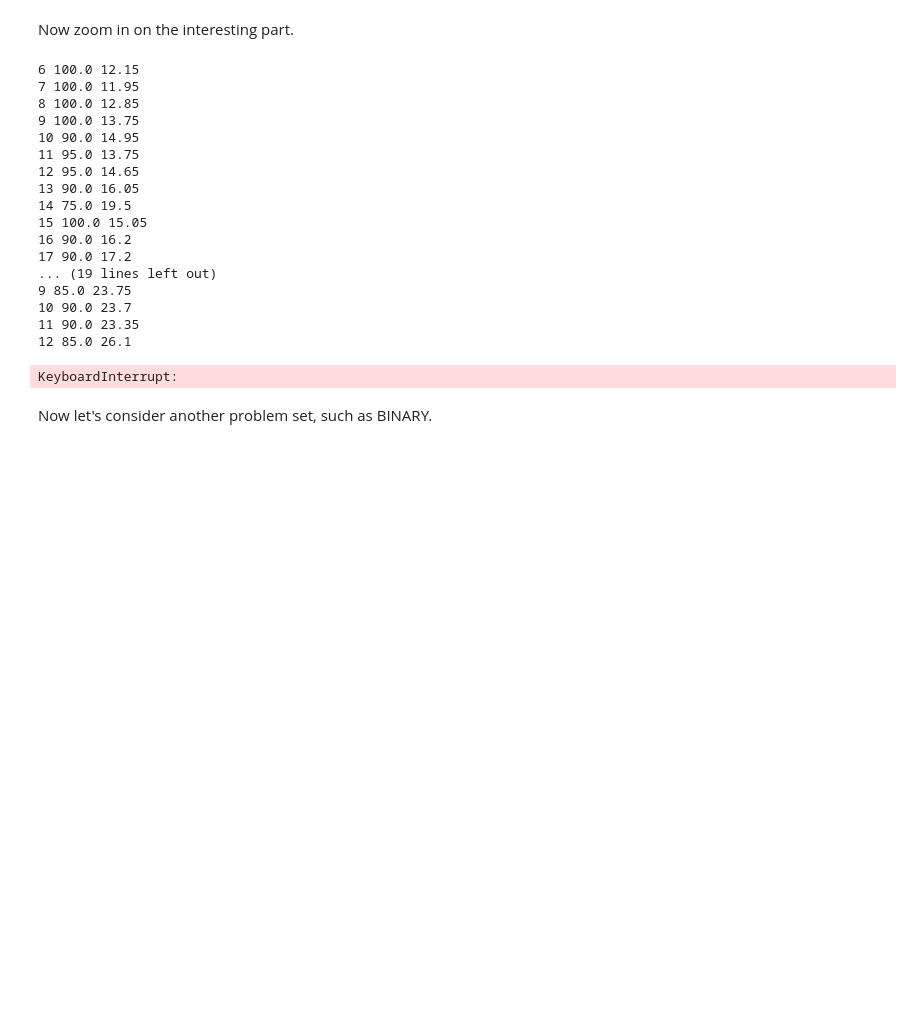
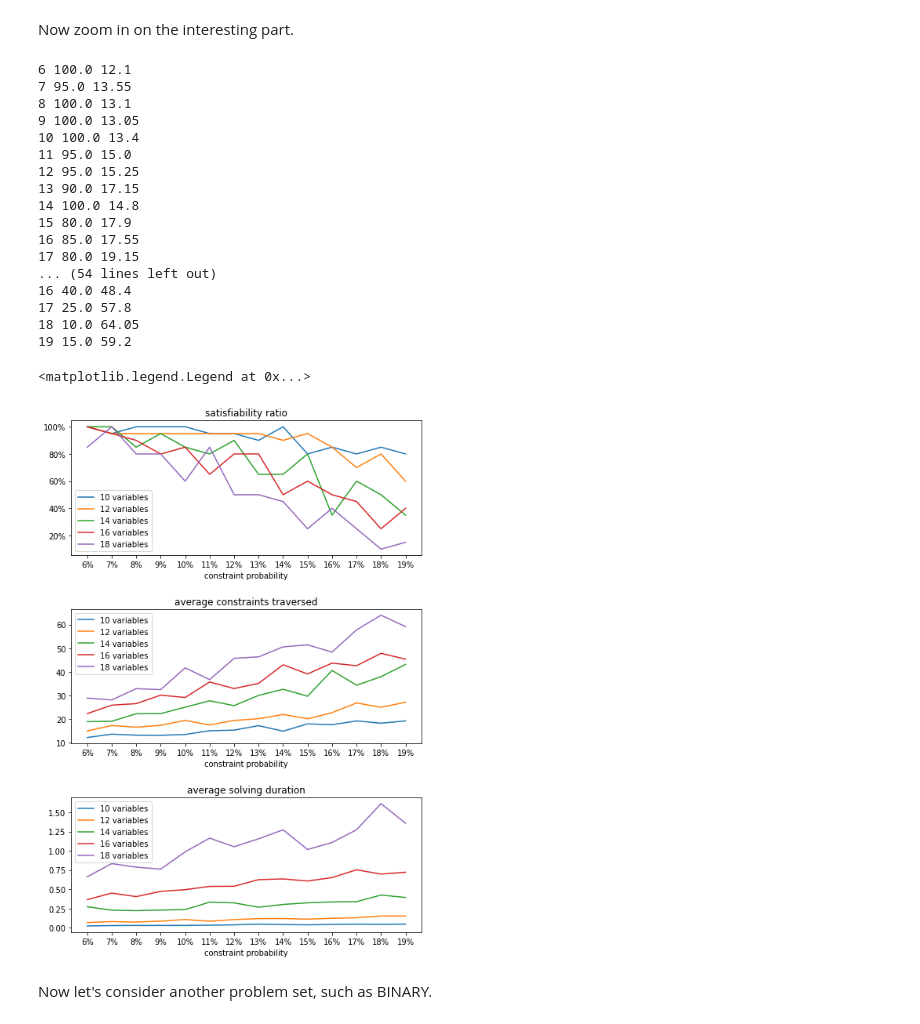
Before and after one commit to IvanDonat/tcsp, a Jupyter notebook: graphing_landscape.ipynb, the cells around one changed output. Cells and saved outputs as stored; diff of their text form; code cells hidden in the pictures; blank space fills up the shorter version.

```diff
--- a/graphing_landscape.ipynb
+++ b/graphing_landscape.ipynb
@@ -74,53 +85,71 @@ axs[1].legend()
 # %% [markdown]
 Now zoom in on the interesting part.
 # %%
+fig, axs = plt.subplots(3, figsize=(8, 12))
+fig.subplots_adjust(hspace=0.4)
+axs[0].yaxis.set_major_formatter(mtick.PercentFormatter())
+axs[0].set_xlabel('constraint probability')
+axs[0].set_title('satisfiability ratio')
+axs[1].set_xlabel('constraint probability')
+axs[1].set_title('average constraints traversed')
+axs[2].set_xlabel('constraint probability')
+axs[2].set_title('average solving duration')
+
 runs = 20
 for variables in range(10, 20, 2):
     x_axis = []
     graph = []
     constraints_traversed = []
+    times = []
     for prob in range(6, 20, 1):
         x_axis.append(f'{prob}%')
 
         cnt = 0
         constr_cnt = 0
+        time_sum = 0
         for run in range(runs):
             T = generate_problem(**{ **SIMPLE , 'variables': variables, 'constraint_probability': prob/100})
             stats = {}
+            t = perf_counter()
             sat = solve(
-                T, stats
+                T, stats=stats
             )
+            time_sum += perf_counter() - t
             constr_cnt += stats['total']
             if sat: cnt+=1
 
         graph.append(100*cnt/runs)
         constraints_traversed.append(constr_cnt / runs)
+        times.append(time_sum / runs)
         print(prob, cnt/runs * 100, constr_cnt / runs)
 
     axs[0].plot(x_axis, graph, label=f'{variables} variables')
     axs[1].plot(x_axis, constraints_traversed, label=f'{variables} variables')
+    axs[2].plot(x_axis, times, label=f'{variables} variables')
 
 axs[0].legend()
 axs[1].legend()
+axs[2].legend()
 # %% [output]
-6 100.0 12.15
-7 100.0 11.95
-8 100.0 12.85
-9 100.0 13.75
-10 90.0 14.95
-11 95.0 13.75
-12 95.0 14.65
-13 90.0 16.05
-14 75.0 19.5
-15 100.0 15.05
-16 90.0 16.2
-17 90.0 17.2
-... (19 lines left out)
-9 85.0 23.75
-10 90.0 23.7
-11 90.0 23.35
-12 85.0 26.1
+6 100.0 12.1
+7 95.0 13.55
+8 100.0 13.1
+9 100.0 13.05
+10 100.0 13.4
+11 95.0 15.0
+12 95.0 15.25
+13 90.0 17.15
+14 100.0 14.8
+15 80.0 17.9
+16 85.0 17.55
+17 80.0 19.15
+... (54 lines left out)
+16 40.0 48.4
+17 25.0 57.8
+18 10.0 64.05
+19 15.0 59.2
-KeyboardInterrupt:
+<matplotlib.legend.Legend at 0x...>
+[figure, added]
 # %% [markdown]
 Now let's consider another problem set, such as BINARY.
 # %%
```
Also changed, not shown: parts of 9 cells of this notebook, 1 other file.
